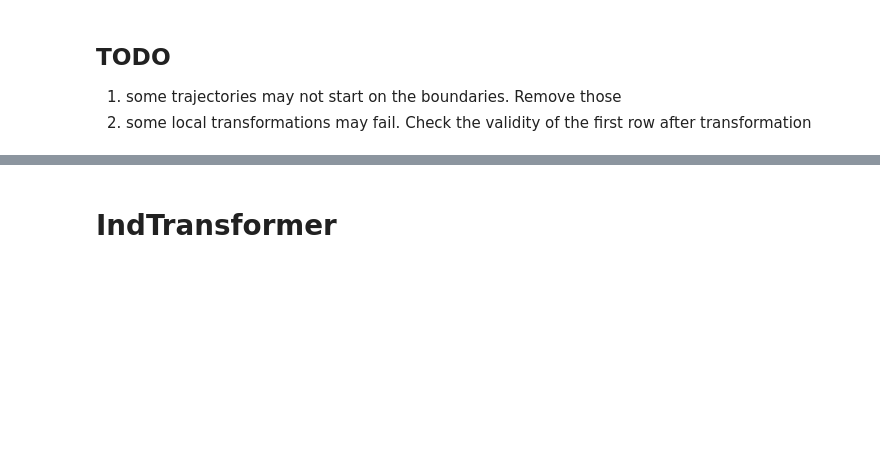
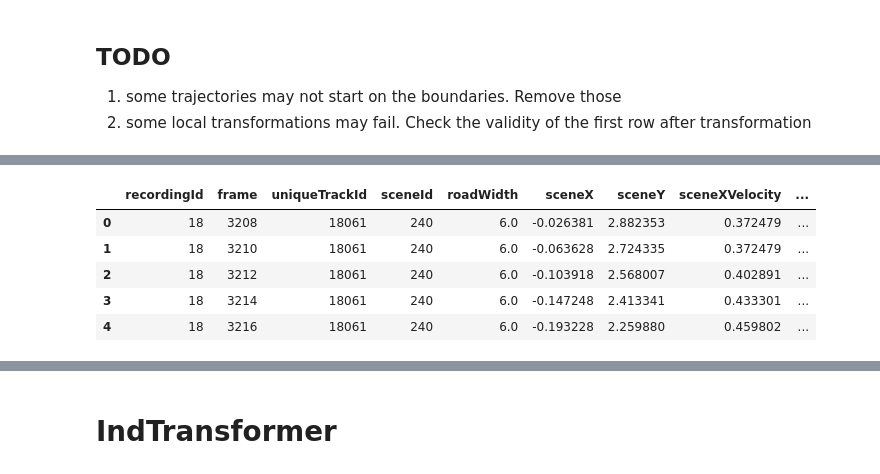
Before and after one commit to adhocmaster/TTI-dataset-tools, a Jupyter notebook: src/notebooks/Coordinate-Transformation.ipynb, the cells around one changed output, grey strips where cells are left out. Saved outputs shown, nothing was run; the diff lists cells and outputs as text; code cells hidden in the pictures; blank space fills up the shorter version.

```diff
--- a/src/notebooks/Coordinate-Transformation.ipynb
+++ b/src/notebooks/Coordinate-Transformation.ipynb
@@ -69,3 +78,13 @@ pedDf.head()
+# %%
+transformer.deriveAxisVelocities(pedDf)
+pedDf.head()
+# %% [output]
+|  | recordingId | frame | uniqueTrackId | sceneId | roadWidth | sceneX | sceneY | sceneXVelocity | ... |
+| 0 | 18 | 3208 | 18061 | 240 | 6.0 | -0.026381 | 2.882353 | 0.372479 | ... |
+| 1 | 18 | 3210 | 18061 | 240 | 6.0 | -0.063628 | 2.724335 | 0.372479 | ... |
+| 2 | 18 | 3212 | 18061 | 240 | 6.0 | -0.103918 | 2.568007 | 0.402891 | ... |
+| 3 | 18 | 3214 | 18061 | 240 | 6.0 | -0.147248 | 2.413341 | 0.433301 | ... |
+| 4 | 18 | 3216 | 18061 | 240 | 6.0 | -0.193228 | 2.259880 | 0.459802 | ... |
 # %%
 # print(pedDf["uniqueTrackId"].unique())
 # %%
```
Also changed, not shown: parts of 15 cells of this notebook.
